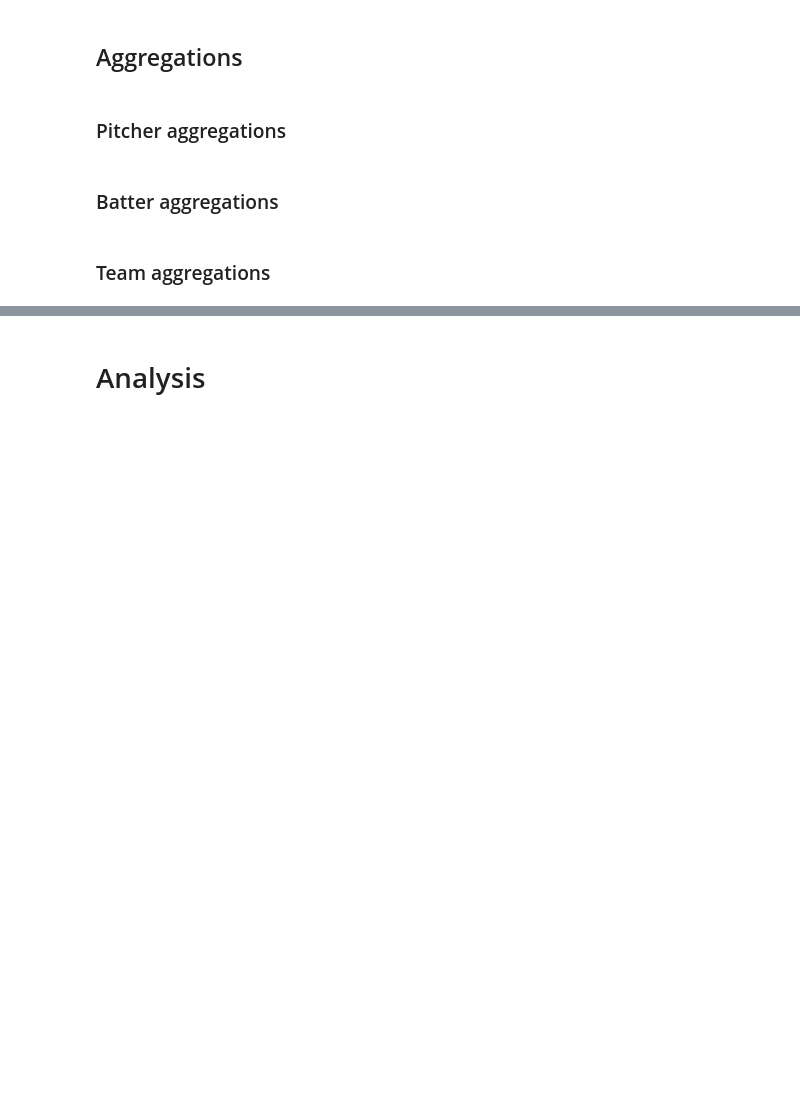
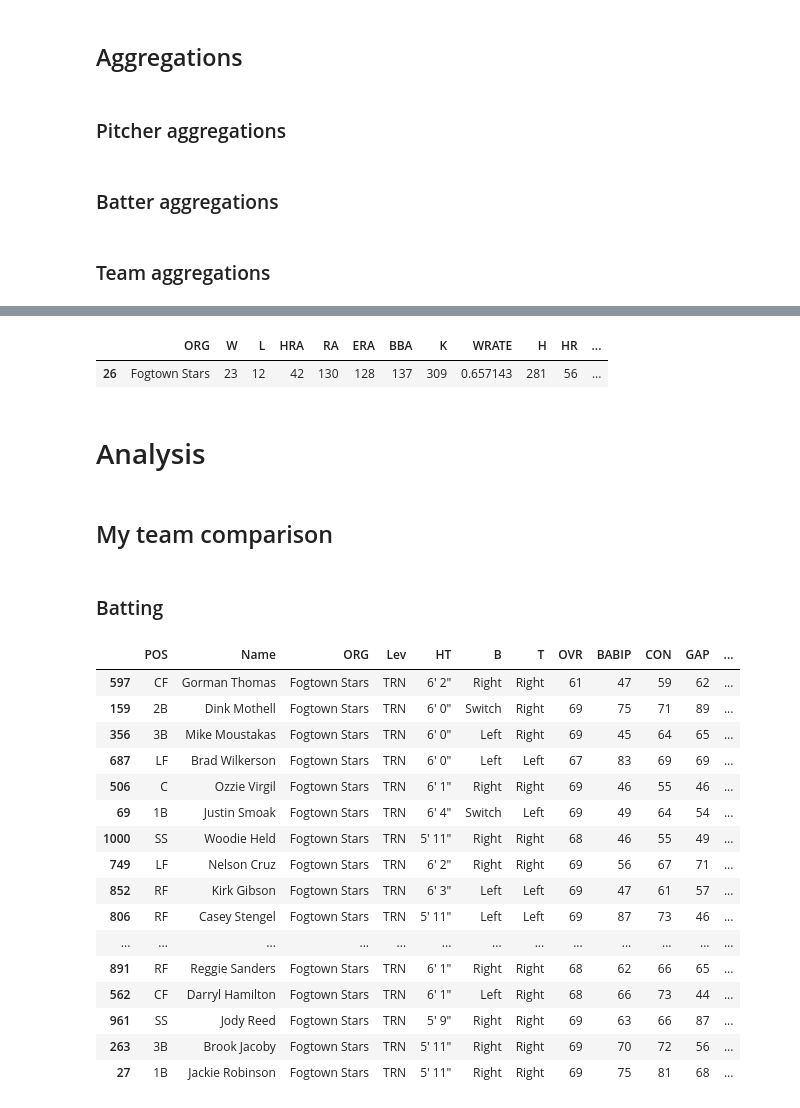
Before and after one commit to AdVarga90/Projects, a Jupyter notebook: OOTP/OOTP24.ipynb, the cells around one changed output, grey strips where cells are left out. Drawn from its saved outputs; the diff is of its cells as text; code cells hidden in the pictures; blank space fills up the shorter version.

```diff
--- a/OOTP/OOTP24.ipynb
+++ b/OOTP/OOTP24.ipynb
@@ -72,14 +74,14 @@ for file in tqdm(html_files):
     if df.columns[6] == "STU":
         df_pitchers = pd.concat([df_pitchers, df])
         # Move
-        #shutil.move(file, destination_folder_pitchers)
+        shutil.move(file, destination_folder_pitchers)
     else:
         # Drop first column for batters
         df = df.drop(df.columns[0], axis=1)
         # Concat
         df_batters = pd.concat([df_batters, df])
         # Move
-        #shutil.move(file, destination_folder_batters)
+        shutil.move(file, destination_folder_batters)
 # %%
 # Store unaggregated data between sessions in parquet file
 df_pitchers.to_parquet(r'C:\Users\Adam\Desktop\OOTP\pitchers_db.parquet')
@@ -291,7 +183,8 @@ ip9_list = []
 
 for item in df_pitchers[df_pitchers.iloc[:, 44:].columns]:
     if item not in wm_col:
-            ip9_list.append(item)
+            if item != 'IP':
+                ip9_list.append(item)
 # %%
 
 # Aggregation per player and team
@@ -362,9 +256,11 @@ for item in df_batters[df_batters.iloc[:, 53:].columns]:
 # Aggregation per player and team
 df_batters_agg_team = df_batters.copy()
 
-df_batters_agg_team[wm_col] = df_batters_agg_team[wm_col].mul(df_batters_agg_team['PA'], axis=0)
-df_batters_agg_team[pa600_list] = df_batters_agg_team[pa600_list].mul(df_batters_agg_team['PA'], axis=0)
-df_batters_agg_team[wm_def_col] = df_batters_agg_team[wm_def_col].mul(df_batters_agg_team['IP'], axis=0)
+df_batters_agg_team['PA_WM'] = df_batters_agg_team['PA']
+df_batters_agg_team['IP_WM'] = df_batters_agg_team['IP']
+df_batters_agg_team[wm_col] = df_batters_agg_team[wm_col].mul(df_batters_agg_team['PA_WM'], axis=0)
+df_batters_agg_team[pa600_list] = df_batters_agg_team[pa600_list].mul(df_batters_agg_team['PA_WM'], axis=0)
+df_batters_agg_team[wm_def_col] = df_batters_agg_team[wm_def_col].mul(df_batters_agg_team['IP_WM'], axis=0)
 
 # Group by the ratings' columns and sum the values
 df_batters_agg_team = df_batters_agg_team.groupby(df_batters_agg_team.iloc[:, :53].columns.tolist()).sum()
@@ -372,19 +268,12 @@ df_batters_agg_team = df_batters_agg_team.groupby(df_batters_agg_team.iloc[:, :5
 # Reset index
 df_batters_agg_team = df_batters_agg_team.reset_index()
 
-# Save PA + IP stats
-df_batters_agg_team_PA = df_batters_agg_team['PA']
-df_batters_agg_team_IP = df_batters_agg_team['IP']
-
 # Calculate statistics per 600 PAs and update the corresponding columns
-df_batters_agg_team[wm_col] = df_batters_agg_team[wm_col].div(df_batters_agg_team['PA'], axis=0)
+df_batters_agg_team[wm_col] = df_batters_agg_team[wm_col].div(df_batters_agg_team['PA_WM'], axis=0)
+df_batters_agg_team[pa600_list] = df_batters_agg_team[pa600_list].div(df_batters_agg_team['PA_WM'], axis=0)
+df_batters_agg_team[wm_def_col] = df_batters_agg_team[wm_def_col].div(df_batters_agg_team['IP_WM'], axis=0)
 df_batters_agg_team[pa600_list] = df_batters_agg_team[pa600_list].div(df_batters_agg_team['PA'], axis=0).mul(600, axis=0)
 df_batters_agg_team[wm_def_col] = df_batters_agg_team[wm_def_col].div(df_batters_agg_team['IP'], axis=0).mul(1000, axis=0)
-
-
-# Restore PA + IP stats
-df_batters_agg_team['PA'] = df_batters_agg_team_PA
-df_batters_agg_team['IP'] = df_batters_agg_team_IP
 # %%
 # Aggregation per player
 df_batters_agg = df_batters.copy()
@@ -437,2 +304,44 @@ df_team_agg
+# %%
+# Aggregate pitchers' data by team
+df_team_agg = df_pitchers.groupby('ORG')[['W','L','HR','R', 'ER', 'BB', 'K']].sum().copy()
+
+# Rename columns
+df_team_agg = df_team_agg.rename(columns={'HR': 'HRA', 'R': 'RA', 'ER': 'ERA', 'BB': 'BBA'})
+
+# Calculate winning rate
+df_team_agg['WRATE'] = df_team_agg['W']/(df_team_agg['W']+df_team_agg['L'])
+
+# Merge with batters' data by team
+df_team_agg = df_team_agg.merge( df_batters.groupby('ORG')[['H','HR', 'R', 'BB']].sum().reset_index(), on='ORG', how='left')
+
+# Filter teams with more than 10 wins, and sort by winning rate
+df_team_agg[df_team_agg['W'] > 10].sort_values('WRATE', ascending=False)
+# %% [output]
+|  | ORG | W | L | HRA | RA | ERA | BBA | K | WRATE | H | HR | ... |
+| 26 | Fogtown Stars | 23 | 12 | 42 | 130 | 128 | 137 | 309 | 0.657143 | 281 | 56 | ... |
 # %% [markdown]
 # Analysis
+# %% [markdown]
+## My team comparison
+# %% [markdown]
+### Batting
+# %%
+df_batters_agg_team[df_batters_agg_team['ORG'] == 'Fogtown Stars'].sort_values('WAR', ascending=False)
+# %% [output]
+|  | POS | Name | ORG | Lev | HT | B | T | OVR | BABIP | CON | GAP | ... |
+| 597 | CF | Gorman Thomas | Fogtown Stars | TRN | 6' 2" | Right | Right | 61 | 47 | 59 | 62 | ... |
+| 159 | 2B | Dink Mothell | Fogtown Stars | TRN | 6' 0" | Switch | Right | 69 | 75 | 71 | 89 | ... |
+| 356 | 3B | Mike Moustakas | Fogtown Stars | TRN | 6' 0" | Left | Right | 69 | 45 | 64 | 65 | ... |
+| 687 | LF | Brad Wilkerson | Fogtown Stars | TRN | 6' 0" | Left | Left | 67 | 83 | 69 | 69 | ... |
+| 506 | C | Ozzie Virgil | Fogtown Stars | TRN | 6' 1" | Right | Right | 69 | 46 | 55 | 46 | ... |
+| 69 | 1B | Justin Smoak | Fogtown Stars | TRN | 6' 4" | Switch | Left | 69 | 49 | 64 | 54 | ... |
+| 1000 | SS | Woodie Held | Fogtown Stars | TRN | 5' 11" | Right | Right | 68 | 46 | 55 | 49 | ... |
+| 749 | LF | Nelson Cruz | Fogtown Stars | TRN | 6' 2" | Right | Right | 69 | 56 | 67 | 71 | ... |
+| 852 | RF | Kirk Gibson | Fogtown Stars | TRN | 6' 3" | Left | Left | 69 | 47 | 61 | 57 | ... |
+| 806 | RF | Casey Stengel | Fogtown Stars | TRN | 5' 11" | Left | Left | 69 | 87 | 73 | 46 | ... |
+| ... | ... | ... | ... | ... | ... | ... | ... | ... | ... | ... | ... | ... |
+| 891 | RF | Reggie Sanders | Fogtown Stars | TRN | 6' 1" | Right | Right | 68 | 62 | 66 | 65 | ... |
+| 562 | CF | Darryl Hamilton | Fogtown Stars | TRN | 6' 1" | Left | Right | 68 | 66 | 73 | 44 | ... |
+| 961 | SS | Jody Reed | Fogtown Stars | TRN | 5' 9" | Right | Right | 69 | 63 | 66 | 87 | ... |
+| 263 | 3B | Brook Jacoby | Fogtown Stars | TRN | 5' 11" | Right | Right | 69 | 70 | 72 | 56 | ... |
+| 27 | 1B | Jackie Robinson | Fogtown Stars | TRN | 5' 11" | Right | Right | 69 | 75 | 81 | 68 | ... |
```
Also changed, not shown: parts of 25 cells of this notebook.
